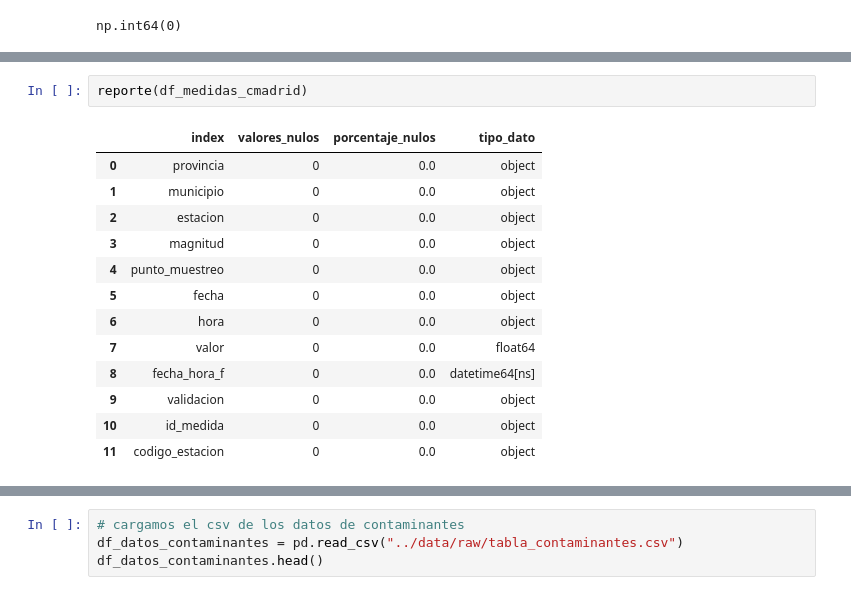
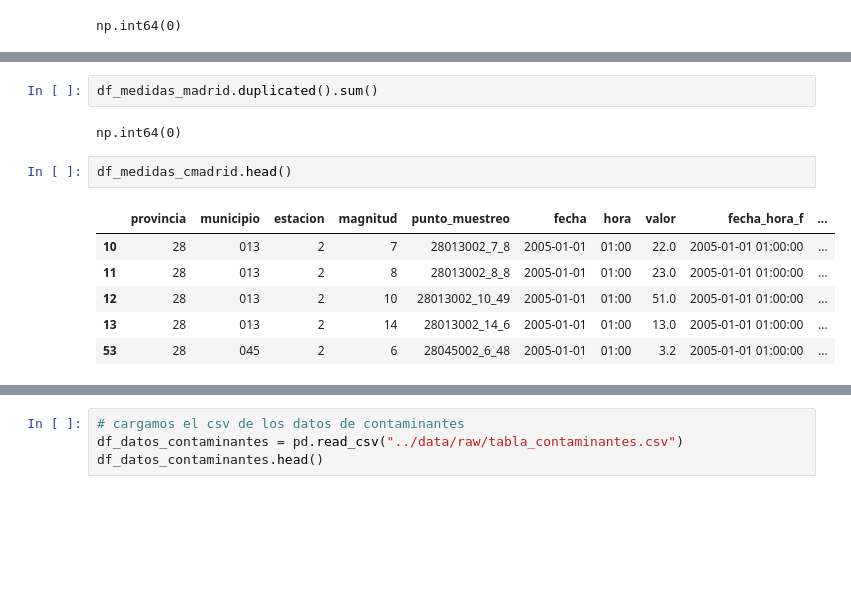
Before and after one commit to MartaM1206/proyecto_final, a Jupyter notebook: notebooks/transform.ipynb, the cells around one changed output, grey strips where cells are left out. Cells and saved outputs as stored; diff of their text form; blank space fills up the shorter version.

```diff
--- a/notebooks/transform.ipynb
+++ b/notebooks/transform.ipynb
@@ -292,19 +217,16 @@ reporte(df_medidas_madrid)
-# %%
-reporte(df_medidas_cmadrid)
-# %% [output]
-|  | index | valores_nulos | porcentaje_nulos | tipo_dato |
-| 0 | provincia | 0 | 0.0 | object |
-| 1 | municipio | 0 | 0.0 | object |
-| 2 | estacion | 0 | 0.0 | object |
-| 3 | magnitud | 0 | 0.0 | object |
-| 4 | punto_muestreo | 0 | 0.0 | object |
-| 5 | fecha | 0 | 0.0 | object |
-| 6 | hora | 0 | 0.0 | object |
-| 7 | valor | 0 | 0.0 | float64 |
-| 8 | fecha_hora_f | 0 | 0.0 | datetime64[ns] |
-| 9 | validacion | 0 | 0.0 | object |
-| 10 | id_medida | 0 | 0.0 | object |
-| 11 | codigo_estacion | 0 | 0.0 | object |
+# %%
+df_medidas_madrid.duplicated().sum()
+# %% [output]
+np.int64(0)
+# %%
+df_medidas_cmadrid.head()
+# %% [output]
+|  | provincia | municipio | estacion | magnitud | punto_muestreo | fecha | hora | valor | fecha_hora_f | ... |
+| 10 | 28 | 013 | 2 | 7 | 28013002_7_8 | 2005-01-01 | 01:00 | 22.0 | 2005-01-01 01:00:00 | ... |
+| 11 | 28 | 013 | 2 | 8 | 28013002_8_8 | 2005-01-01 | 01:00 | 23.0 | 2005-01-01 01:00:00 | ... |
+| 12 | 28 | 013 | 2 | 10 | 28013002_10_49 | 2005-01-01 | 01:00 | 51.0 | 2005-01-01 01:00:00 | ... |
+| 13 | 28 | 013 | 2 | 14 | 28013002_14_6 | 2005-01-01 | 01:00 | 13.0 | 2005-01-01 01:00:00 | ... |
+| 53 | 28 | 045 | 2 | 6 | 28045002_6_48 | 2005-01-01 | 01:00 | 3.2 | 2005-01-01 01:00:00 | ... |
 # %%
 df_medidas_madrid.info()
 # %% [output]
```
Also changed, not shown: parts of 31 cells of this notebook, 2 other files.
